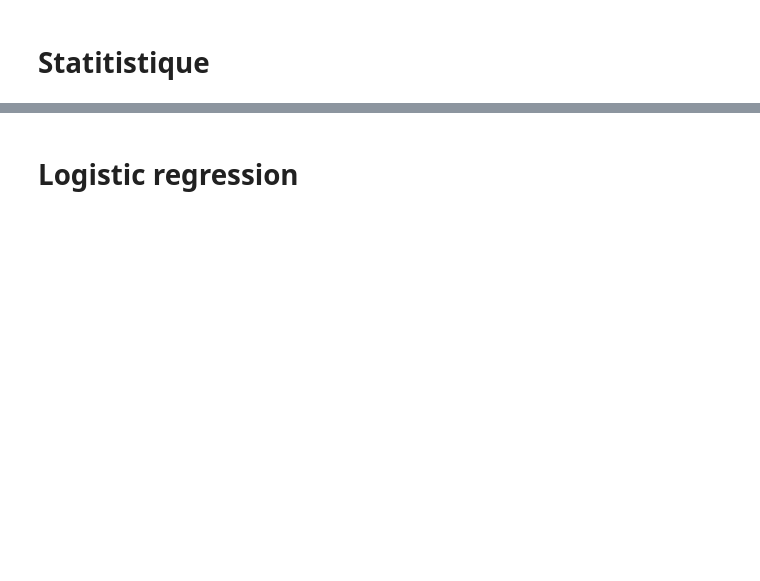
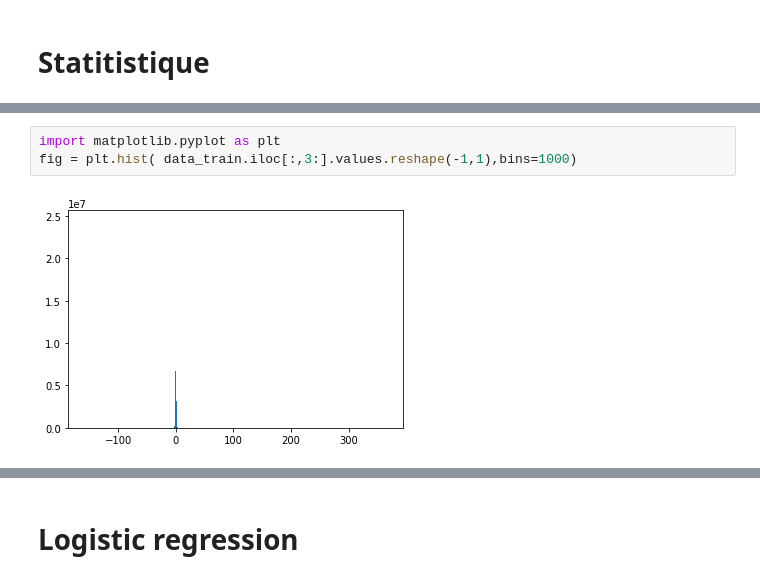
Before and after one commit to jeorme/rapportRCP209, a Jupyter notebook: vol_project.ipynb, the cells around one changed output, grey strips where cells are left out. Cells and saved outputs as stored; diff of their text form; blank space fills up the shorter version.

```diff
--- a/vol_project.ipynb
+++ b/vol_project.ipynb
@@ -214,0 +143,5 @@ prediction send topredictionLinRidge.csv
+# %%
+import matplotlib.pyplot as plt
+fig = plt.hist( data_train.iloc[:,3:].values.reshape(-1,1),bins=1000)
+# %% [output]
+[figure, added]
```
Also changed, not shown: parts of 108 cells of this notebook, 5 other files.
